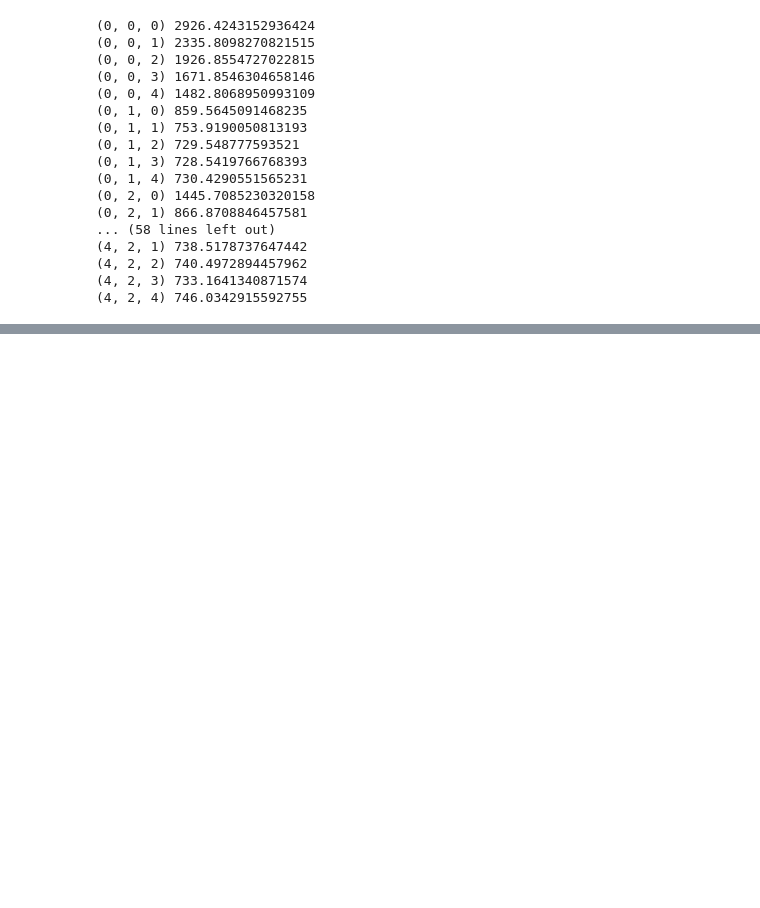
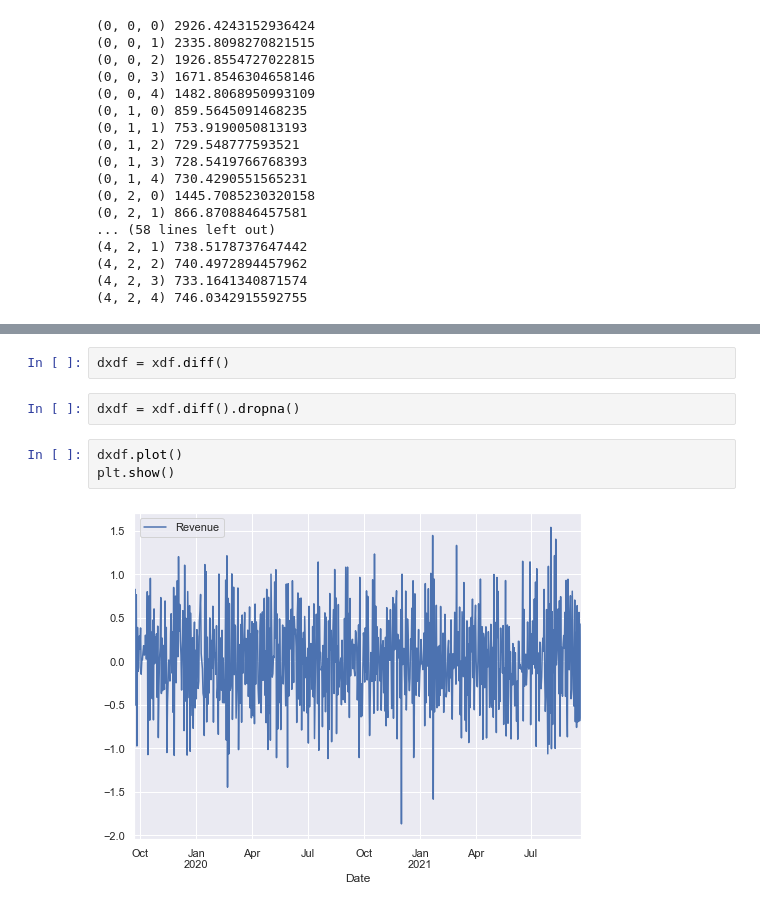
Before and after one commit to jlrosales8/D213_Time_Series_Analysis, a Jupyter notebook: Untitled.ipynb, the cells around one changed output, grey strips where cells are left out. Cells and saved outputs as stored; diff of their text form; blank space fills up the shorter version.

```diff
--- a/Untitled.ipynb
+++ b/Untitled.ipynb
@@ -292,0 +400,9 @@ NameError: name 'au_v2' is not defined
+# %%
+dxdf = xdf.diff()
+# %%
+dxdf = xdf.diff().dropna()
+# %%
+dxdf.plot()
+plt.show()
+# %% [output]
+[figure, added]
```
Also changed, not shown: parts of 40 cells of this notebook.
